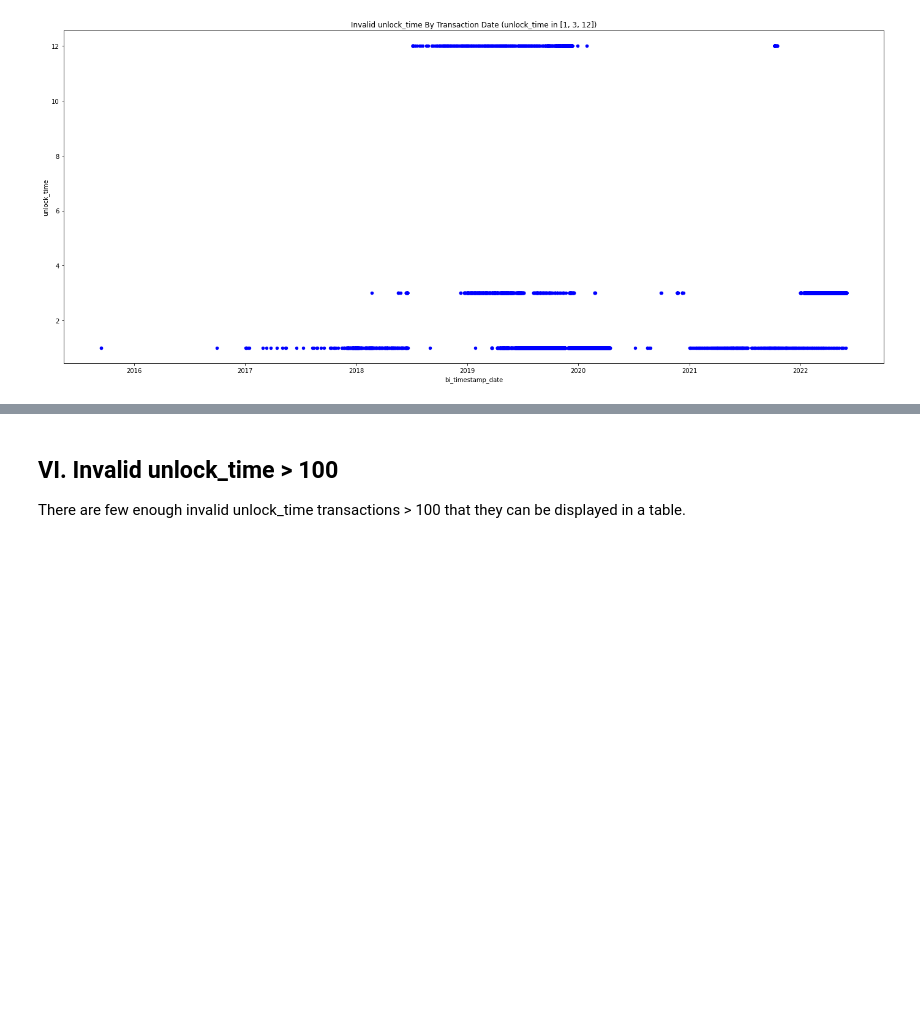
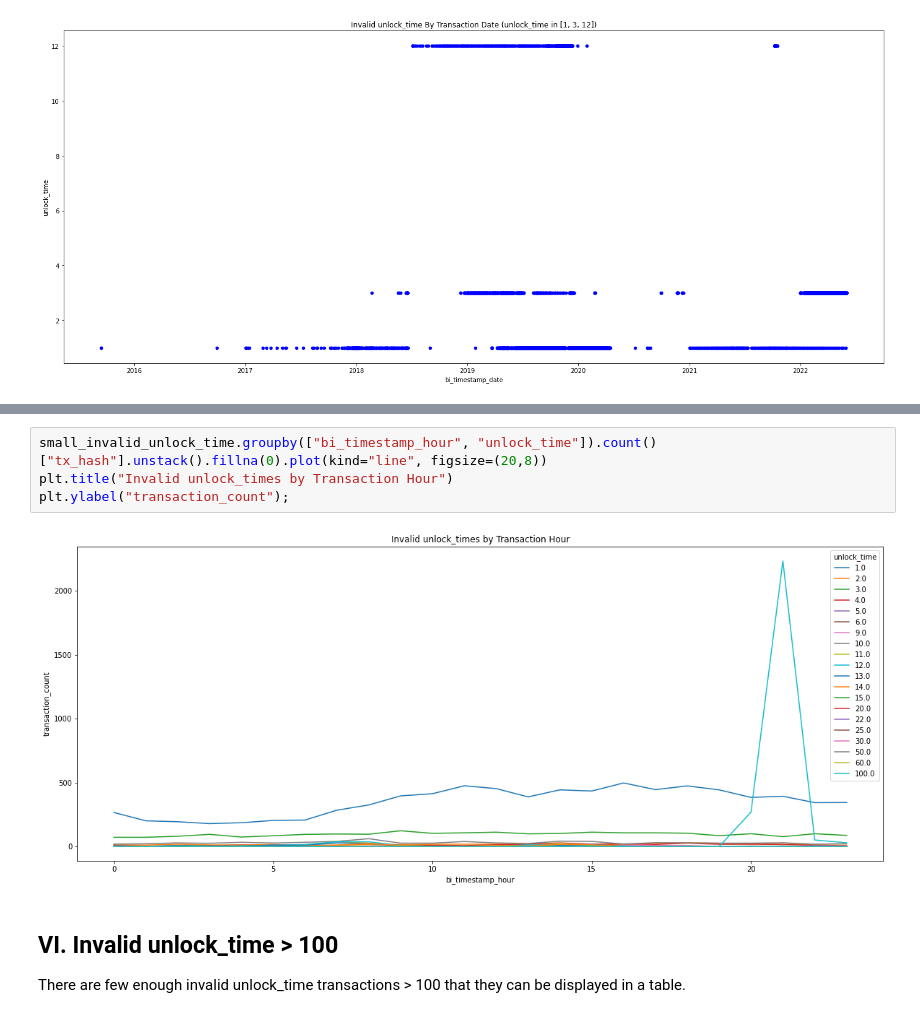
Before and after one commit to AnonimaUzanto/monero_blockchain_analysis, a Jupyter notebook: Unlock_Time_Analysis.ipynb, the cells around one changed output, grey strips where cells are left out. Drawn from its saved outputs; the diff is of its cells as text; blank space fills up the shorter version.

```diff
--- a/Unlock_Time_Analysis.ipynb
+++ b/Unlock_Time_Analysis.ipynb
@@ -252,3 +253,9 @@ small_invalid_unlock_time.reset_index()
+# %%
+small_invalid_unlock_time.groupby(["bi_timestamp_hour", "unlock_time"]).count()["tx_hash"].unstack().fillna(0).plot(kind="line", figsize=(20,8))
+plt.title("Invalid unlock_times by Transaction Hour")
+plt.ylabel("transaction_count");
+# %% [output]
+[figure, added]
 # %% [markdown]
 ## VI. Invalid unlock_time > 100
 
```
Also changed, not shown: parts of 1 cell of this notebook.
